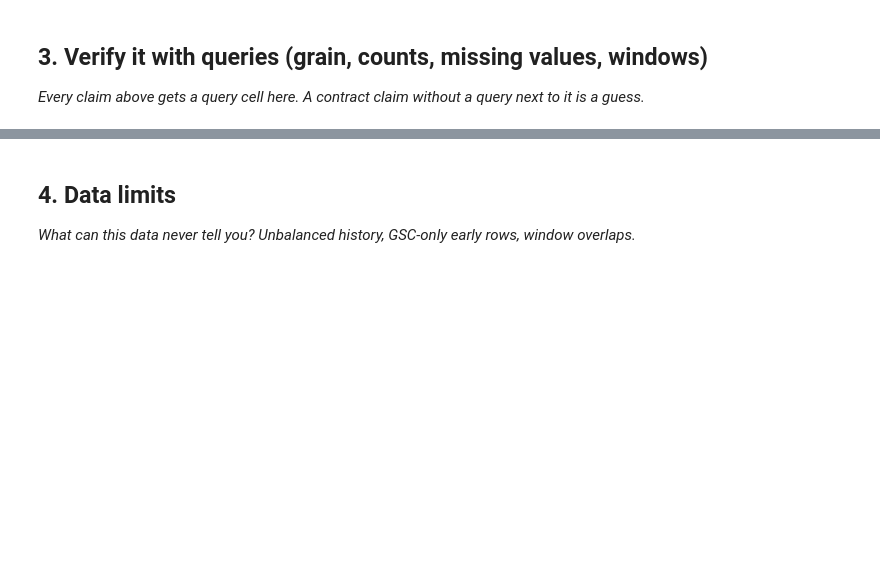
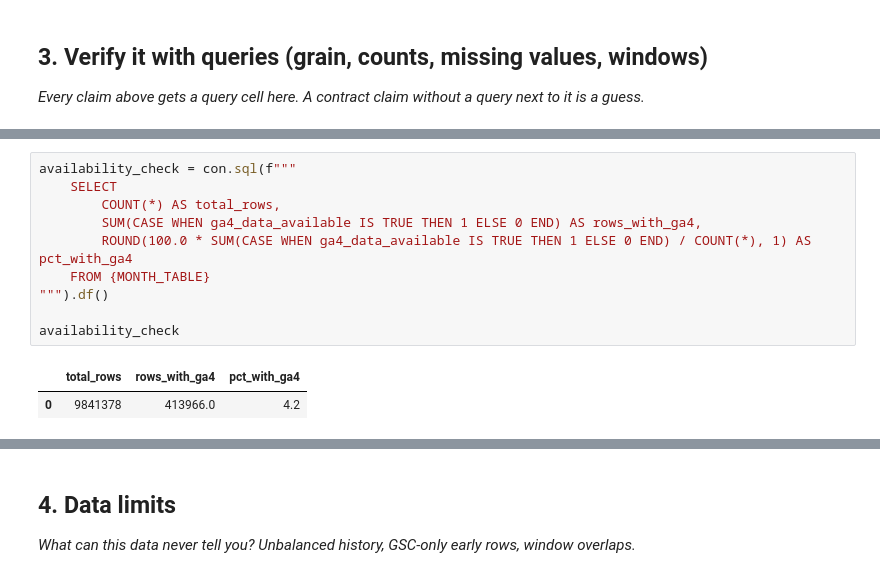
Before and after one commit to omaradelahmed/fly-rank-internship1, a Jupyter notebook: work/notebooks/w03_data_contract.ipynb, the cells around one changed output, grey strips where cells are left out. Drawn from its saved outputs; the diff is of its cells as text; blank space fills up the shorter version.

```diff
--- a/work/notebooks/w03_data_contract.ipynb
+++ b/work/notebooks/w03_data_contract.ipynb
@@ -20,0 +96,13 @@ This skeleton is yours to fill. Work the sections **in order** — each one has
+# %%
+availability_check = con.sql(f"""
+    SELECT
+        COUNT(*) AS total_rows,
+        SUM(CASE WHEN ga4_data_available IS TRUE THEN 1 ELSE 0 END) AS rows_with_ga4,
+        ROUND(100.0 * SUM(CASE WHEN ga4_data_available IS TRUE THEN 1 ELSE 0 END) / COUNT(*), 1) AS pct_with_ga4
+    FROM {MONTH_TABLE}
+""").df()
+
+availability_check
+# %% [output]
+|  | total_rows | rows_with_ga4 | pct_with_ga4 |
+| 0 | 9841378 | 413966.0 | 4.2 |
```
Also changed, not shown: parts of 15 cells of this notebook.
